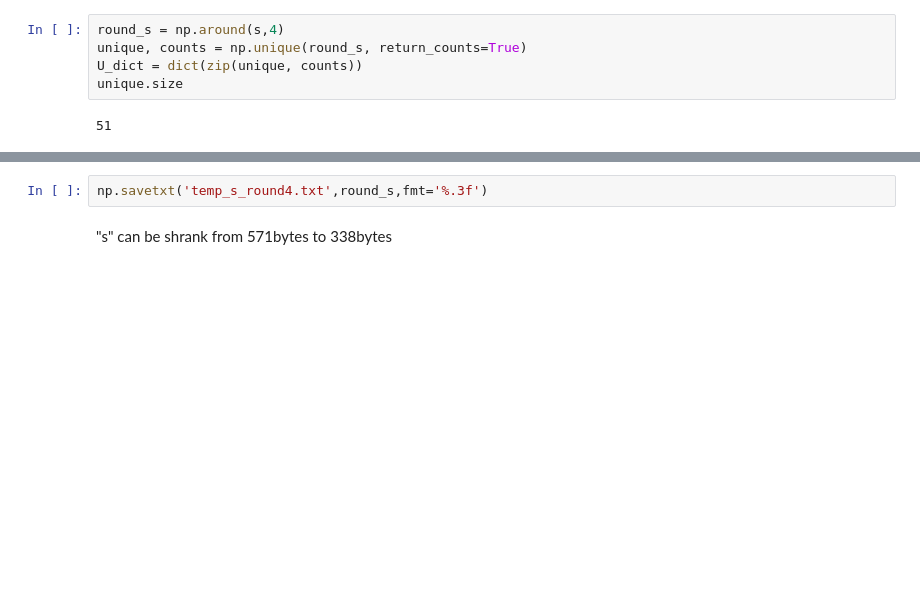
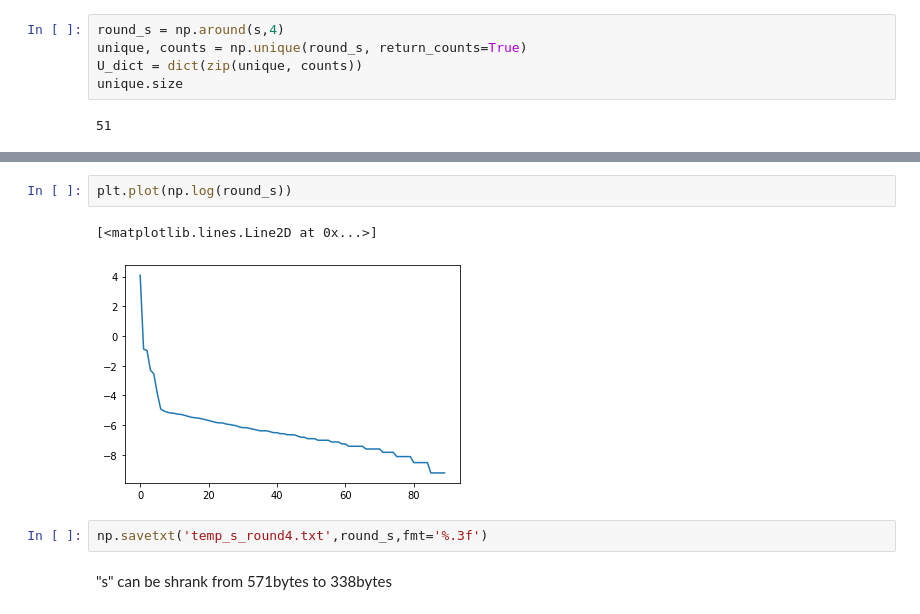
Before and after one commit to DigitalBiomarkerDiscoveryPipeline/Data-Compression-Toolbox, a Jupyter notebook: Baiying/code_m1-temp.ipynb, the cells around one changed output, grey strips where cells are left out. Drawn from its saved outputs; the diff is of its cells as text; blank space fills up the shorter version.

```diff
--- a/Baiying/code_m1-temp.ipynb
+++ b/Baiying/code_m1-temp.ipynb
@@ -243,3 +288,8 @@ unique.size
+# %%
+plt.plot(np.log(round_s))
+# %% [output]
+[<matplotlib.lines.Line2D at 0x...>]
+[figure, added]
 # %%
 np.savetxt('temp_s_round4.txt',round_s,fmt='%.3f')
 # %% [markdown]
```
Also changed, not shown: parts of 12 cells of this notebook, 4 other files.
